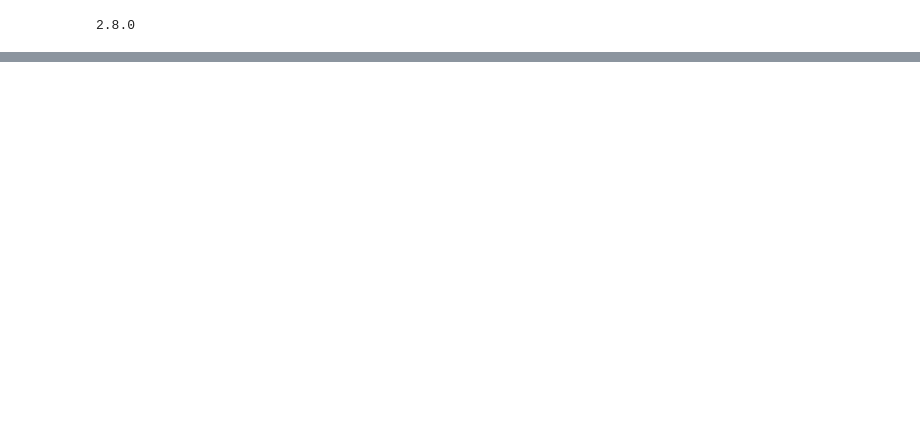
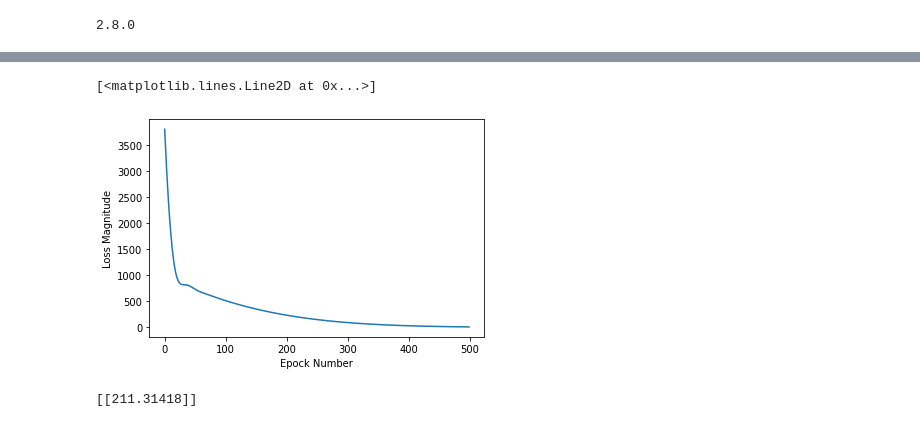
Before and after one commit to Dhee2211/ML, a Jupyter notebook: temp_converter.ipynb, the cells around one changed output, grey strips where cells are left out. Cells and saved outputs as stored; diff of their text form; code cells hidden in the pictures; blank space fills up the shorter version.

```diff
--- a/temp_converter.ipynb
+++ b/temp_converter.ipynb
@@ -32,5 +32,16 @@ for index, temp in enumerate(celsius_input):
 38.0 Degrees Celsius = 100.0 Degrees Fahrenheit
 # %%
 #create a model
-IO  = tf.keras.layer.Dense(units=1, input_shape=[1])
+#need a dense layer that is interconnected
+
+IO  = tf.keras.layers.Dense(units=1, input_shape=[1])
 # units = 1 means specific number of neurons in the layer
+# %%
+#assemble layers into the model
+model = tf.keras.Sequential([IO])
+# %%
+#compile the model, with loss and optimizer function
+model.compile(loss='mean_squared_error',optimizer=tf.keras.optimizers.Adam(0.1))
+# %%
+history = model.fit(celsius_input,fahrenheit_label,epochs=500,verbose=True)
+print("Finished Training the model")
@@ -36,0 +66,14 @@ IO  = tf.keras.layer.Dense(units=1, input_shape=[1])
+# %%
+
+import matplotlib.pyplot as plt
+#plt.xlabel('Dhee')
+plt.xlabel('Epock Number')
+plt.ylabel("Loss Magnitude")
+plt.plot(history.history['loss'])
+# %% [output]
+[<matplotlib.lines.Line2D at 0x...>]
+[figure, added]
+# %%
+print(model.predict([100.0]))
+# %% [output]
+[[211.31418]]
```
Also changed, not shown: parts of 3 cells of this notebook.
